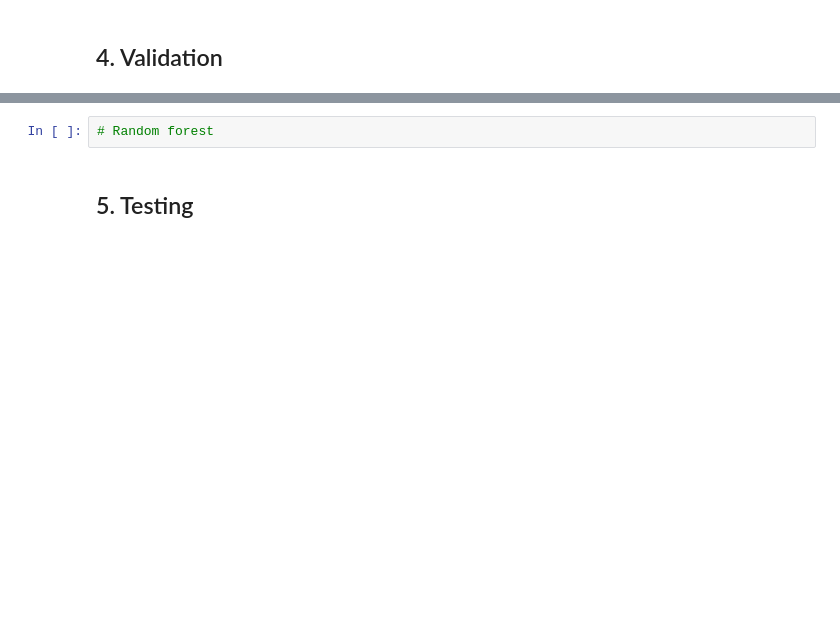
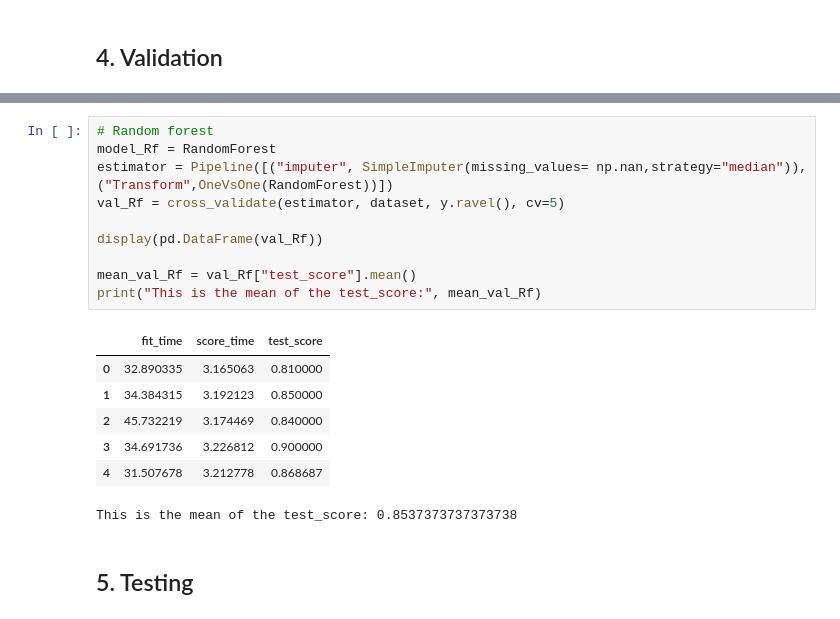
Before and after one commit to francescocarzaniga/IML-Project, a Jupyter notebook: Carzaniga-Donati.ipynb, the cells around one changed output, grey strips where cells are left out. Saved outputs shown, nothing was run; the diff lists cells and outputs as text; blank space fills up the shorter version.

Commit message:
Notebook with OnevsOne, RandomForest and crossvalidation for all the models+ Sketch of OnevsAll (da completare)

```diff
--- a/Carzaniga-Donati.ipynb
+++ b/Carzaniga-Donati.ipynb
@@ -285,6 +796,22 @@ print("This is the mean of the test_score:", mean_val_ANN)
 This is the mean of the test_score: 0.41090909090909095
-# %%
-# Random forest
+# %%
+# Random forest
+model_Rf = RandomForest
+estimator = Pipeline([("imputer", SimpleImputer(missing_values= np.nan,strategy="median")),("Transform",OneVsOne(RandomForest))])
+val_Rf = cross_validate(estimator, dataset, y.ravel(), cv=5)
+
+display(pd.DataFrame(val_Rf))
+
+mean_val_Rf = val_Rf["test_score"].mean()
+print("This is the mean of the test_score:", mean_val_Rf)
+# %% [output]
+|  | fit_time | score_time | test_score |
+| 0 | 32.890335 | 3.165063 | 0.810000 |
+| 1 | 34.384315 | 3.192123 | 0.850000 |
+| 2 | 45.732219 | 3.174469 | 0.840000 |
+| 3 | 34.691736 | 3.226812 | 0.900000 |
+| 4 | 31.507678 | 3.212778 | 0.868687 |
+This is the mean of the test_score: 0.8537373737373738
 # %% [markdown]
 ## 5. Testing
 # %% [markdown]
```
Also changed, not shown: parts of 16 cells of this notebook.
